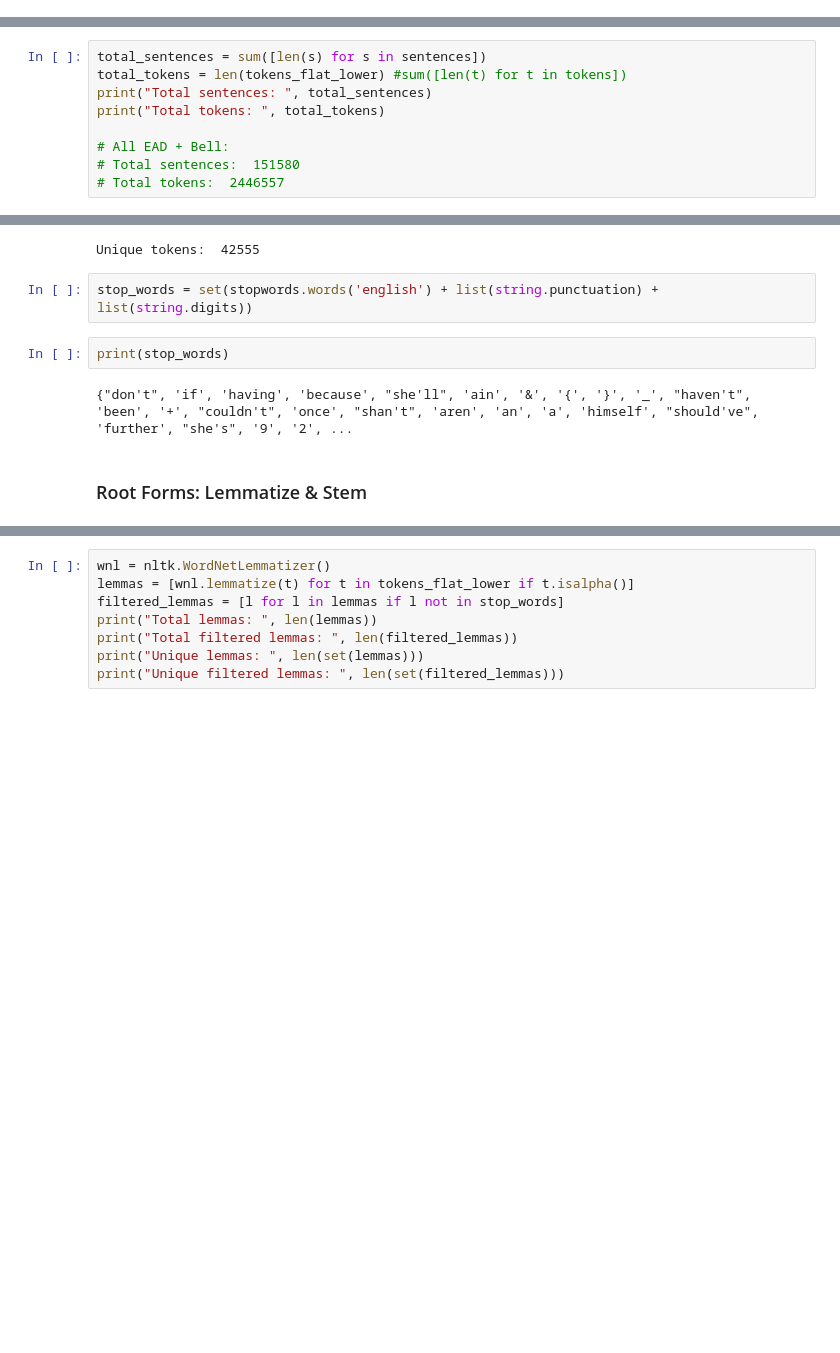
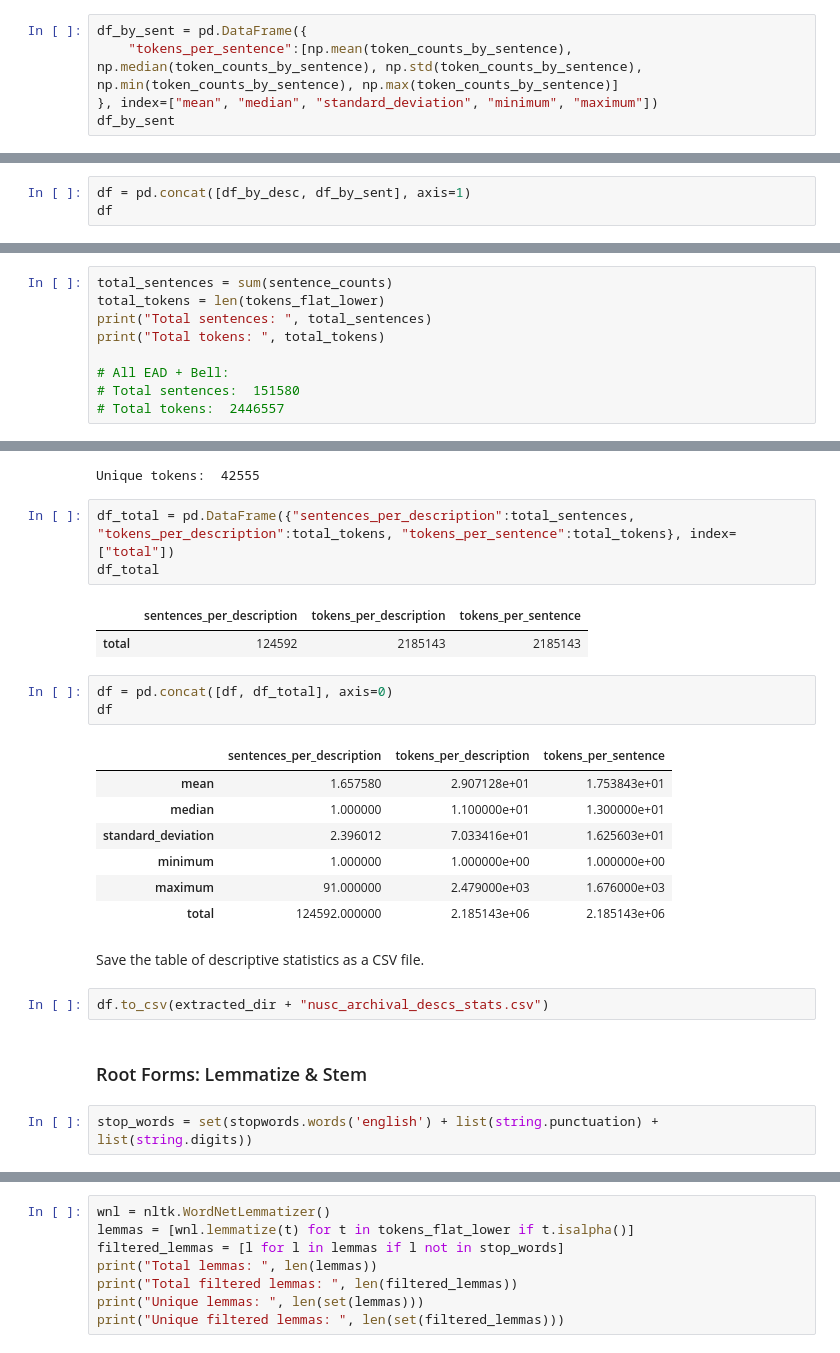
Before and after one commit to thegoose20/nusc, a Jupyter notebook: analysis_metadata.ipynb, the cells around one changed output, grey strips where cells are left out. Cells and saved outputs as stored; diff of their text form; blank space fills up the shorter version.

Commit message:
Calculated and exported descriptive stats

```diff
--- a/analysis_metadata.ipynb
+++ b/analysis_metadata.ipynb
@@ -115,0 +189,5 @@ print(tokens_flat_lower[:10])
+# %%
+df_by_sent = pd.DataFrame({
+    "tokens_per_sentence":[np.mean(token_counts_by_sentence), np.median(token_counts_by_sentence), np.std(token_counts_by_sentence), np.min(token_counts_by_sentence), np.max(token_counts_by_sentence)]
+}, index=["mean", "median", "standard_deviation", "minimum", "maximum"])
+df_by_sent
@@ -115,0 +201,3 @@ print(tokens_flat_lower[:10])
+# %%
+df = pd.concat([df_by_desc, df_by_sent], axis=1)
+df
@@ -116,6 +213,6 @@ print(tokens_flat_lower[:10])
 # %%
-total_sentences = sum([len(s) for s in sentences])
-total_tokens = len(tokens_flat_lower) #sum([len(t) for t in tokens])
+total_sentences = sum(sentence_counts)
+total_tokens = len(tokens_flat_lower)
 print("Total sentences: ", total_sentences)
 print("Total tokens: ", total_tokens)
 
@@ -132,11 +229,28 @@ print("Unique tokens: ", len(set(tokens_flat_lower)))
 # Unique tokens:  45614
 # %% [output]
 Unique tokens:  42555
-# %%
-stop_words = set(stopwords.words('english') + list(string.punctuation) + list(string.digits))
-# %%
-print(stop_words)
-# %% [output]
-{"don't", 'if', 'having', 'because', "she'll", 'ain', '&', '{', '}', '_', "haven't", 'been', '+', "couldn't", 'once', "shan't", 'aren', 'an', 'a', 'himself', "should've", 'further', "she's", '9', '2', ...
+# %%
+df_total = pd.DataFrame({"sentences_per_description":total_sentences, "tokens_per_description":total_tokens, "tokens_per_sentence":total_tokens}, index=["total"])
+df_total
+# %% [output]
+|  | sentences_per_description | tokens_per_description | tokens_per_sentence |
+| total | 124592 | 2185143 | 2185143 |
+# %%
+df = pd.concat([df, df_total], axis=0)
+df
+# %% [output]
+|  | sentences_per_description | tokens_per_description | tokens_per_sentence |
+| mean | 1.657580 | 2.907128e+01 | 1.753843e+01 |
+| median | 1.000000 | 1.100000e+01 | 1.300000e+01 |
+| standard_deviation | 2.396012 | 7.033416e+01 | 1.625603e+01 |
+| minimum | 1.000000 | 1.000000e+00 | 1.000000e+00 |
+| maximum | 91.000000 | 2.479000e+03 | 1.676000e+03 |
+| total | 124592.000000 | 2.185143e+06 | 2.185143e+06 |
+# %% [markdown]
+Save the table of descriptive statistics as a CSV file.
+# %%
+df.to_csv(extracted_dir + "nusc_archival_descs_stats.csv")
 # %% [markdown]
 ### Root Forms: Lemmatize & Stem
+# %%
+stop_words = set(stopwords.words('english') + list(string.punctuation) + list(string.digits))
```
Also changed, not shown: parts of 25 cells of this notebook.
